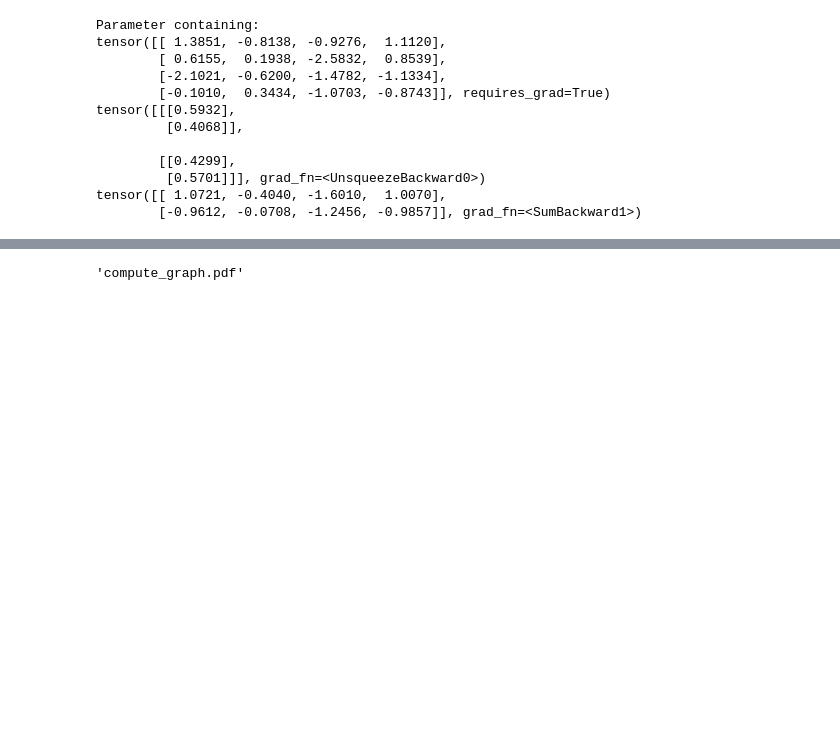
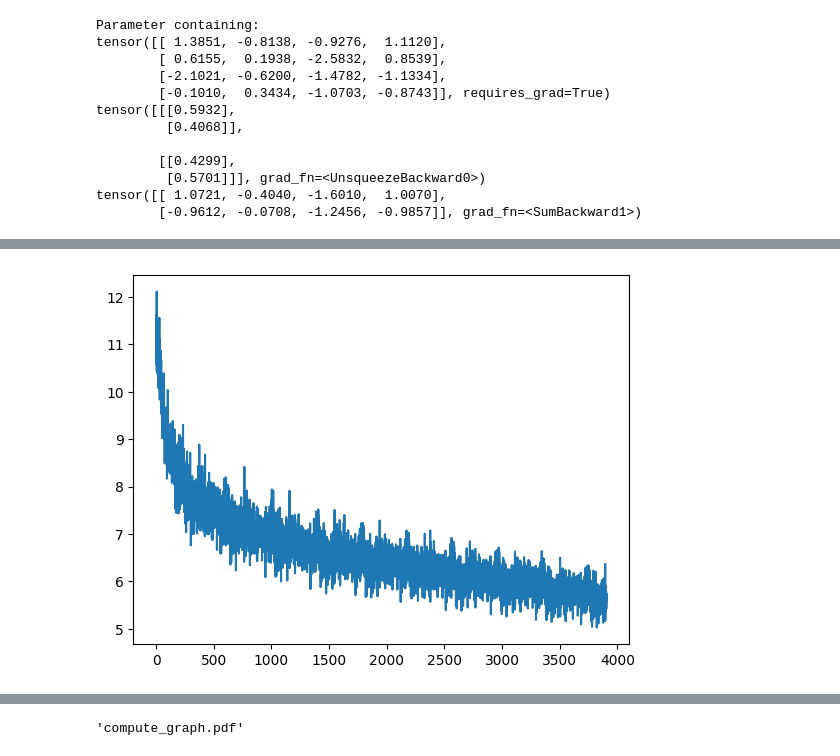
Before and after one commit to Teachable-AI-Lab/unsupervised-prototypes, a Jupyter notebook: cobwebNN-gen.ipynb, the cells around one changed output, grey strips where cells are left out. Cells and saved outputs as stored; diff of their text form; code cells hidden in the pictures; blank space fills up the shorter version.

```diff
--- a/cobwebNN-gen.ipynb
+++ b/cobwebNN-gen.ipynb
@@ -159,7 +227,7 @@ longer = [0,1,2,3,4,5,6,7]
 random_digit = [1, 4, 6, 8]
 all_labels = list(range(10))
 
-split = easy
+split = all_labels
 
-mnist_01_train = untils.filter_by_label(mnist_train, split, rename_labels=True)
-mnist_01_test = untils.filter_by_label(mnist_test, split, rename_labels=True)
+mnist_01_train = untils.filter_by_label(cifar10_train, split, rename_labels=True)
+mnist_01_test = untils.filter_by_label(cifar10_test, split, rename_labels=True)
@@ -186,0 +234,73 @@ for _ in range(epochs):
+# %%
+import untils
+from COBWEBNN import CobwebNN, CobwebNNTreeLayer, TestModel
+n_layers = 10
+image_shape = (3, 32, 32)
+image_shape_prod = image_shape[0] * image_shape[1] * image_shape[2]
+cobweb = CobwebNN(image_shape=image_shape, n_layers=n_layers, n_hidden=256)
+
+cobweb.to('mps')
+optimizer = optim.Adam(cobweb.parameters(), lr=1e-3)
+train_loader = DataLoader(mnist_01_train, batch_size=128, shuffle=False)
+
+all_losses = []
+
+epochs = 10
+for _ in range(epochs):
+    for j, (data, target) in enumerate(tqdm(train_loader)):
+        optimizer.zero_grad()
+
+        data = data.to('mps')
+        x, means, logvars, x_preds, p_x_nodes, p_node_xs = cobweb(data)
+        loss = 0
+        # break
+        H = 0
+        for i, (mean, logvar, x_pred, p_x_node, p_node_x) in enumerate(zip(means, logvars, x_preds, p_x_nodes, p_node_xs)):
+            # print(x_pred.shape, data.shape)
+            # print(x_pred.shape, data.shape)
+            # REC = F.mse_loss(x_pred, data.view(-1, 28*28))
+            # MSE betwwen two images
+            REC = F.mse_loss(x_pred.view(-1, image_shape_prod), data.view(-1, image_shape_prod))
+            KL = untils.cross_entropy_regularization(p_node_x, depth=n_layers - i, lambda_=100)
+            LOG_PROB = -p_x_node.sum(dim=-1).mean()
+            # if LOG_PROB < 0:
+            #     assert False
+            # print(REC, KL)
+            # break
+            # print(p_x_node)
+            # print(KL)
+            # KLD between q(z|x) and p(z)
+            KLD = -0.5 * torch.sum(1 + logvar - mean.pow(2) - logvar.exp())
+            if i == 0: # leaf level
+                # some of entropy of leaf nodes
+                H = torch.sum(0.5 * (torch.log(2 * torch.tensor(torch.pi)) + logvar) + 0.5)
+                # print(H)
+            # if i == n_layers - 1: # root level
+                # H -= torch.sum(0.5 * (torch.log(2 * torch.tensor(torch.pi)) + logvar) + 0.5)
+            # print(H)
+            loss += REC# + KL
+        # loss += H * 0.02
+
+
+            # print(KLD.item(), REC.item())
+            # break
+        # print(loss.item())
+
+        loss.backward()
+        optimizer.step()
+        all_losses.append(loss.item())
+
+        # if j == 1:
+        #     break
+
+
+
+        # break
+        # output.loss.backward()
+        # optimizer.step()
+        # if i % 100 == 0:
+            # print(f"Epoch {_} Iter {i} Loss: {output.loss.item()}")
+
+plt.plot(all_losses)
+# untils.viz_prototypes(cobweb)
+# %% [output]
@@ -187 +308,2 @@ for _ in range(epochs):
+[figure, added]
 # %%
```
Also changed, not shown: parts of 12 cells of this notebook, 8 other files.
